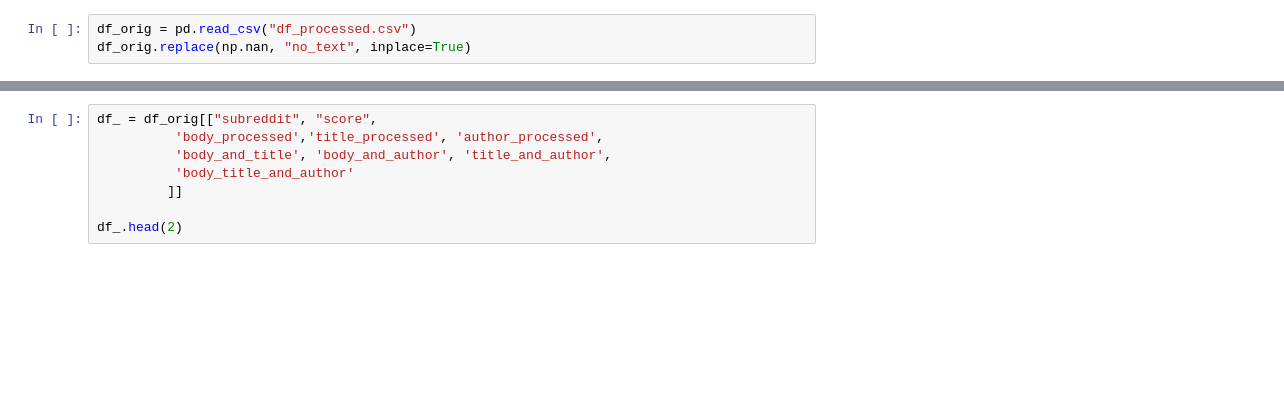
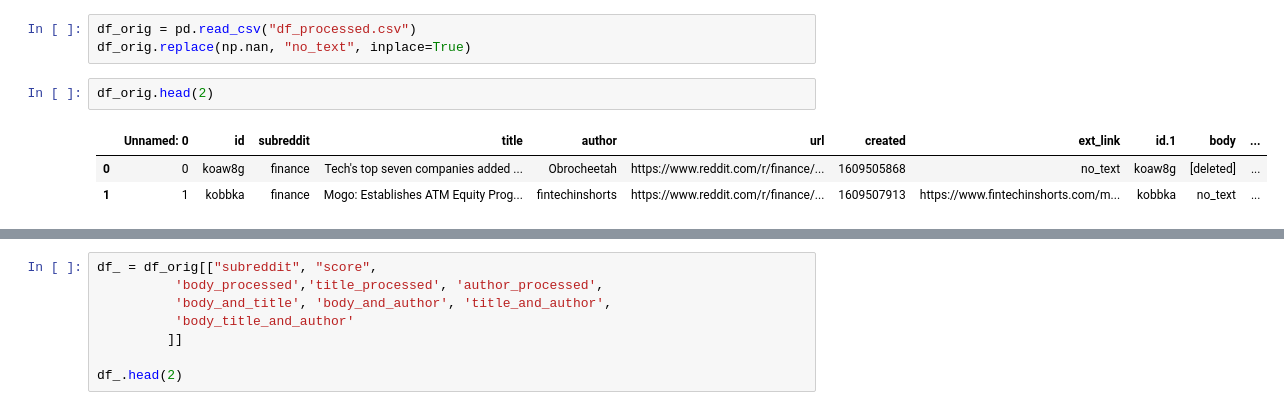
Before and after one commit to kungchinglin/erdos_bootcamp_2021, a Jupyter notebook: 03_predictive_models/modeling_GSK_3.ipynb, the cells around one changed output, grey strips where cells are left out. Cells and saved outputs as stored; diff of their text form; blank space fills up the shorter version.

```diff
--- a/03_predictive_models/modeling_GSK_3.ipynb
+++ b/03_predictive_models/modeling_GSK_3.ipynb
@@ -11,3 +11,9 @@ warnings.filterwarnings("ignore")
 # %%
 df_orig = pd.read_csv("df_processed.csv")
 df_orig.replace(np.nan, "no_text", inplace=True)
+# %%
+df_orig.head(2)
+# %% [output]
+|  | Unnamed: 0 | id | subreddit | title | author | url | created | ext_link | id.1 | body | ... |
+| 0 | 0 | koaw8g | finance | Tech's top seven companies added ... | Obrocheetah | https://www.reddit.com/r/finance/... | 1609505868 | no_text | koaw8g | [deleted] | ... |
+| 1 | 1 | kobbka | finance | Mogo: Establishes ATM Equity Prog... | fintechinshorts | https://www.reddit.com/r/finance/... | 1609507913 | https://www.fintechinshorts.com/m... | kobbka | no_text | ... |
```
Also changed, not shown: parts of 2 cells of this notebook, 1 other file.
